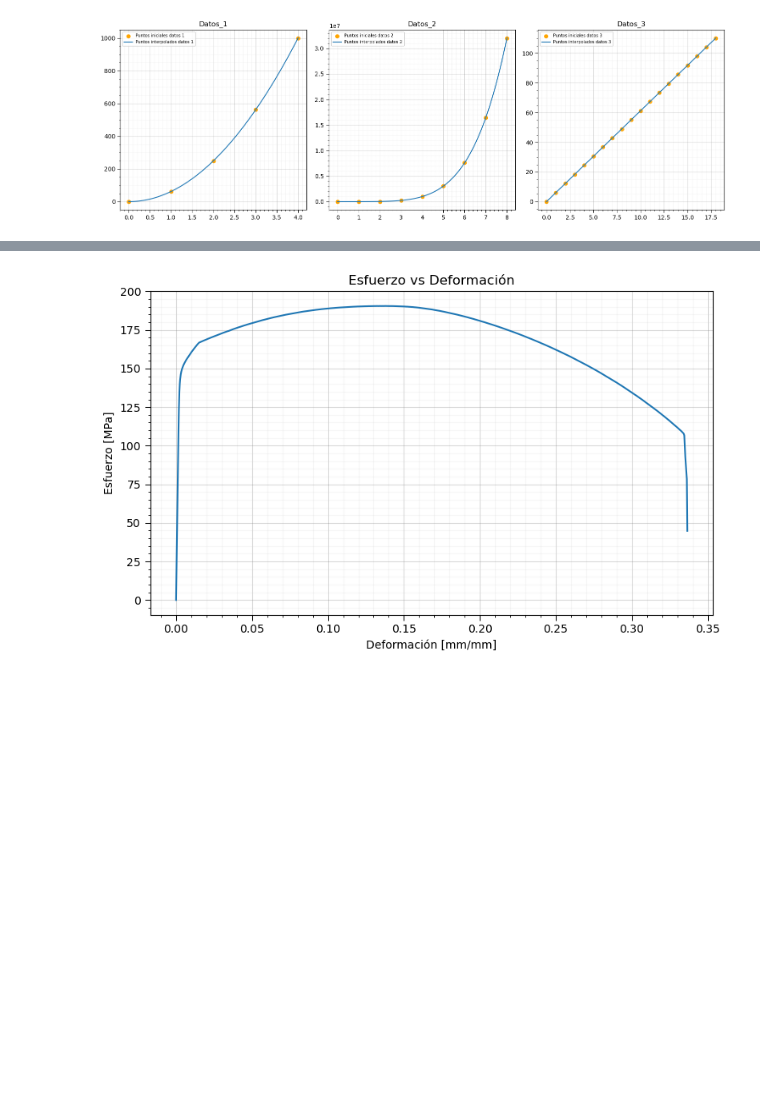
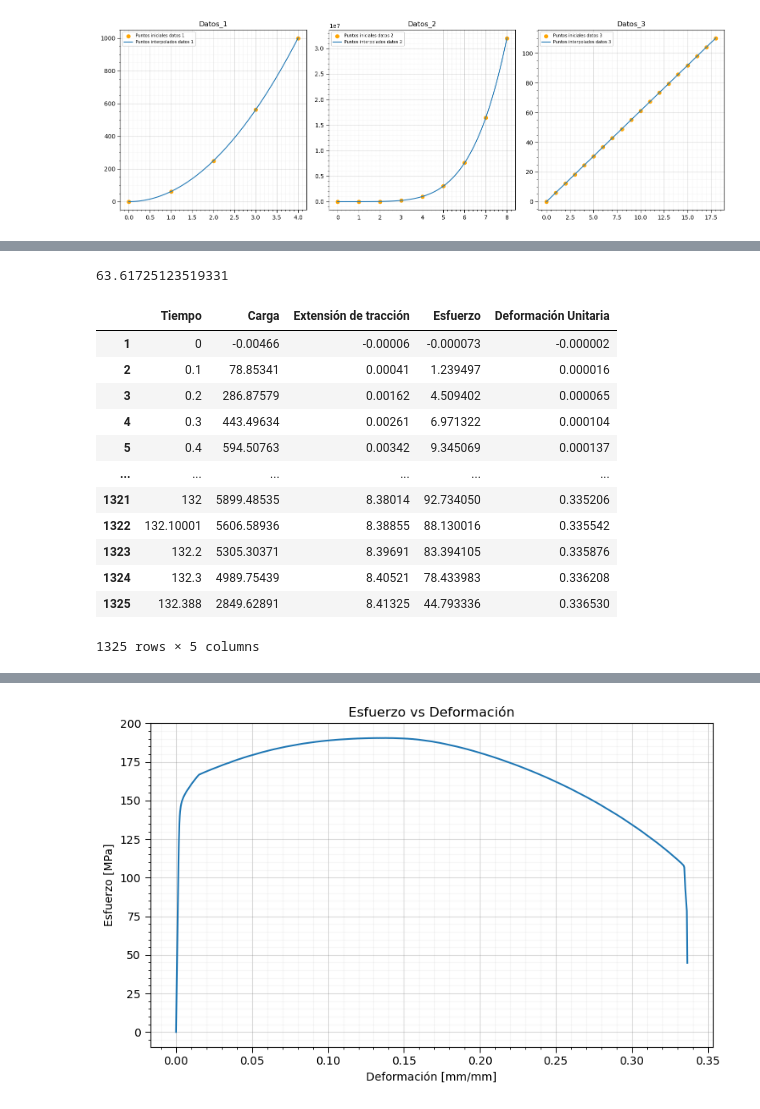
Before and after one commit to Cricea/imec-2001-CristianEspejoA, a Jupyter notebook: Taller_1.ipynb, the cells around one changed output, grey strips where cells are left out. Cells and saved outputs as stored; diff of their text form; code cells hidden in the pictures; blank space fills up the shorter version.

```diff
--- a/Taller_1.ipynb
+++ b/Taller_1.ipynb
@@ -219,0 +222,35 @@ Como puede observar, se tienen comportamientos distintos en cada una de las secc
+# %%
+# 3. Calcular área
+import numpy as np
+pi=np.pi
+area=(pi/4)*diametro**2
+area#mm^2
+# %% [output]
+63.61725123519331
+# %%
+# 4. Encontrar esfuerzo y deformación  [Se deja el DataFrame con un header]
+esfuerzos=[]
+deformaciones=[]
+for i in df['Carga'].iloc():
+        esfuerzo=(float(i)/area)
+        esfuerzos.append(esfuerzo)
+for i in df['Extensión de tracción']:
+        deformacion=(float(i)/long_ini)
+        deformaciones.append(deformacion)
+df['Esfuerzo']=esfuerzos
+df['Deformación Unitaria']=deformaciones
+df
+# %% [output]
+|  | Tiempo | Carga | Extensión de tracción | Esfuerzo | Deformación Unitaria |
+| 1 | 0 | -0.00466 | -0.00006 | -0.000073 | -0.000002 |
+| 2 | 0.1 | 78.85341 | 0.00041 | 1.239497 | 0.000016 |
+| 3 | 0.2 | 286.87579 | 0.00162 | 4.509402 | 0.000065 |
+| 4 | 0.3 | 443.49634 | 0.00261 | 6.971322 | 0.000104 |
+| 5 | 0.4 | 594.50763 | 0.00342 | 9.345069 | 0.000137 |
+| ... | ... | ... | ... | ... | ... |
+| 1321 | 132 | 5899.48535 | 8.38014 | 92.734050 | 0.335206 |
+| 1322 | 132.10001 | 5606.58936 | 8.38855 | 88.130016 | 0.335542 |
+| 1323 | 132.2 | 5305.30371 | 8.39691 | 83.394105 | 0.335876 |
+| 1324 | 132.3 | 4989.75439 | 8.40521 | 78.433983 | 0.336208 |
+| 1325 | 132.388 | 2849.62891 | 8.41325 | 44.793336 | 0.336530 |
+1325 rows × 5 columns
```
Also changed, not shown: parts of 20 cells of this notebook.
